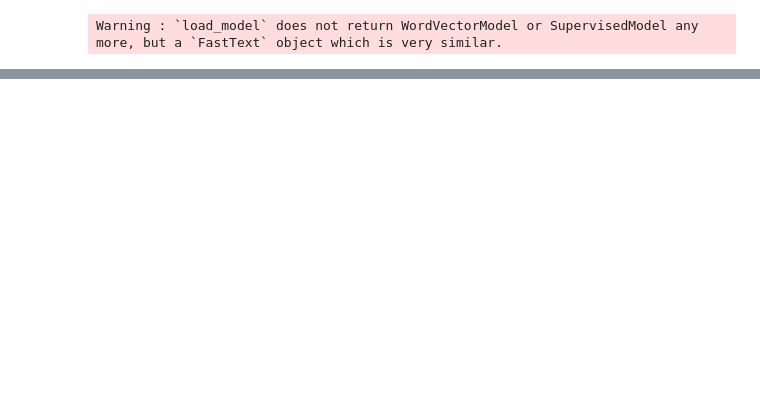
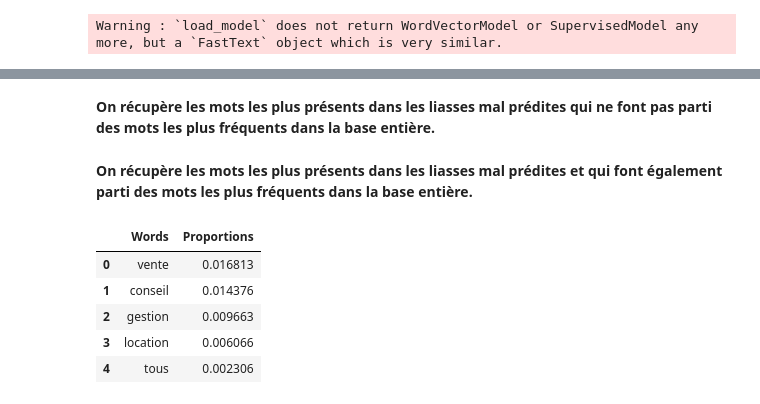
Before and after one commit to InseeFrLab/codif-ape-train, a Jupyter notebook: src/model_exploration.ipynb, the cells around one changed output, grey strips where cells are left out. Saved outputs shown, nothing was run; the diff lists cells and outputs as text; code cells hidden in the pictures; blank space fills up the shorter version.

```diff
--- a/src/model_exploration.ipynb
+++ b/src/model_exploration.ipynb
@@ -421,0 +186,11 @@ xx = df_word["Words"][df_word["Kurtosis"]< df_word.Kurtosis.quantile(0.25)].to_l
+# %%
+df_false = df_all[df_all["ground_truth"] != df_all["predictions"]]
+# %%
+b_false = db.from_sequence(df_false['LIB_SICORE'])
+
+wordcount = (b_false.str.split()       # split into words
+             .flatten()                  # chain all words lists
+             .frequencies()              # compute occurences
+             .topk(3000, lambda x: x[1]))  # sort and return top 10 words
+
+list_false = wordcount.compute() # Run all tasks and return result
@@ -421,0 +227,2 @@ xx = df_word["Words"][df_word["Kurtosis"]< df_word.Kurtosis.quantile(0.25)].to_l
+# %% [markdown]
+__On récupère les mots les plus présents dans les liasses mal prédites qui ne font pas parti des mots les plus fréquents dans la base entière.__
@@ -421,0 +231,16 @@ xx = df_word["Words"][df_word["Kurtosis"]< df_word.Kurtosis.quantile(0.25)].to_l
+# %% [markdown]
+__On récupère les mots les plus présents dans les liasses mal prédites et qui font également parti des mots les plus fréquents dans la base entière.__
+# %%
+BothSet = [tup for tup  in list_false if tup[0] in [word for word,_  in list]]
+# %%
+BothSet_dic = dict(BothSet)
+list_dic = dict(list)
+# %%
+pd.DataFrame({word : BothSet_dic[word]/list_dic[word]*100 for word,_ in tqdm(BothSet)}.items(), columns=['Words', 'Proportions'])
+# %% [output]
+|  | Words | Proportions |
+| 0 | vente | 0.016813 |
+| 1 | conseil | 0.014376 |
+| 2 | gestion | 0.009663 |
+| 3 | location | 0.006066 |
+| 4 | tous | 0.002306 |
```
Also changed, not shown: parts of 62 cells of this notebook.
